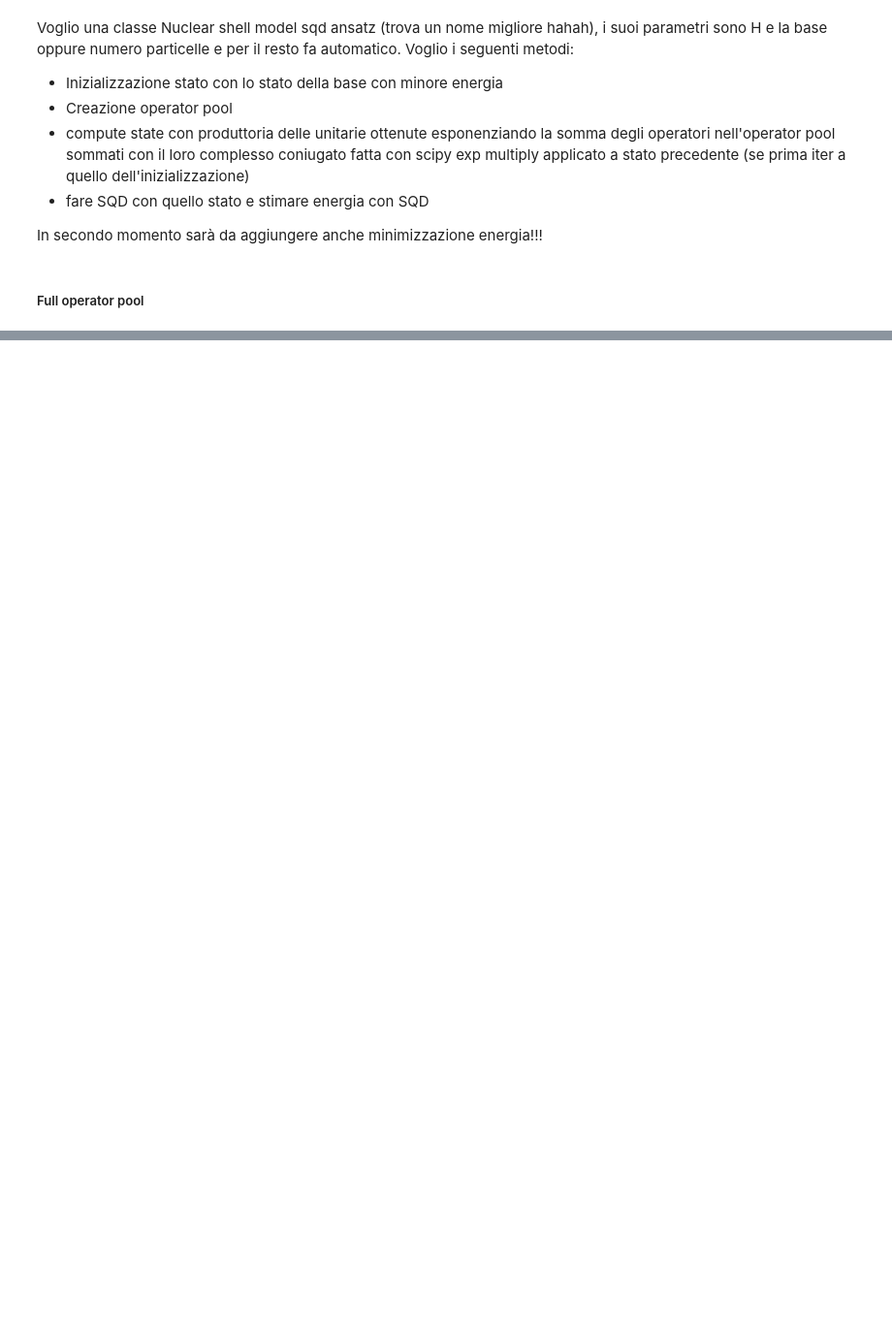
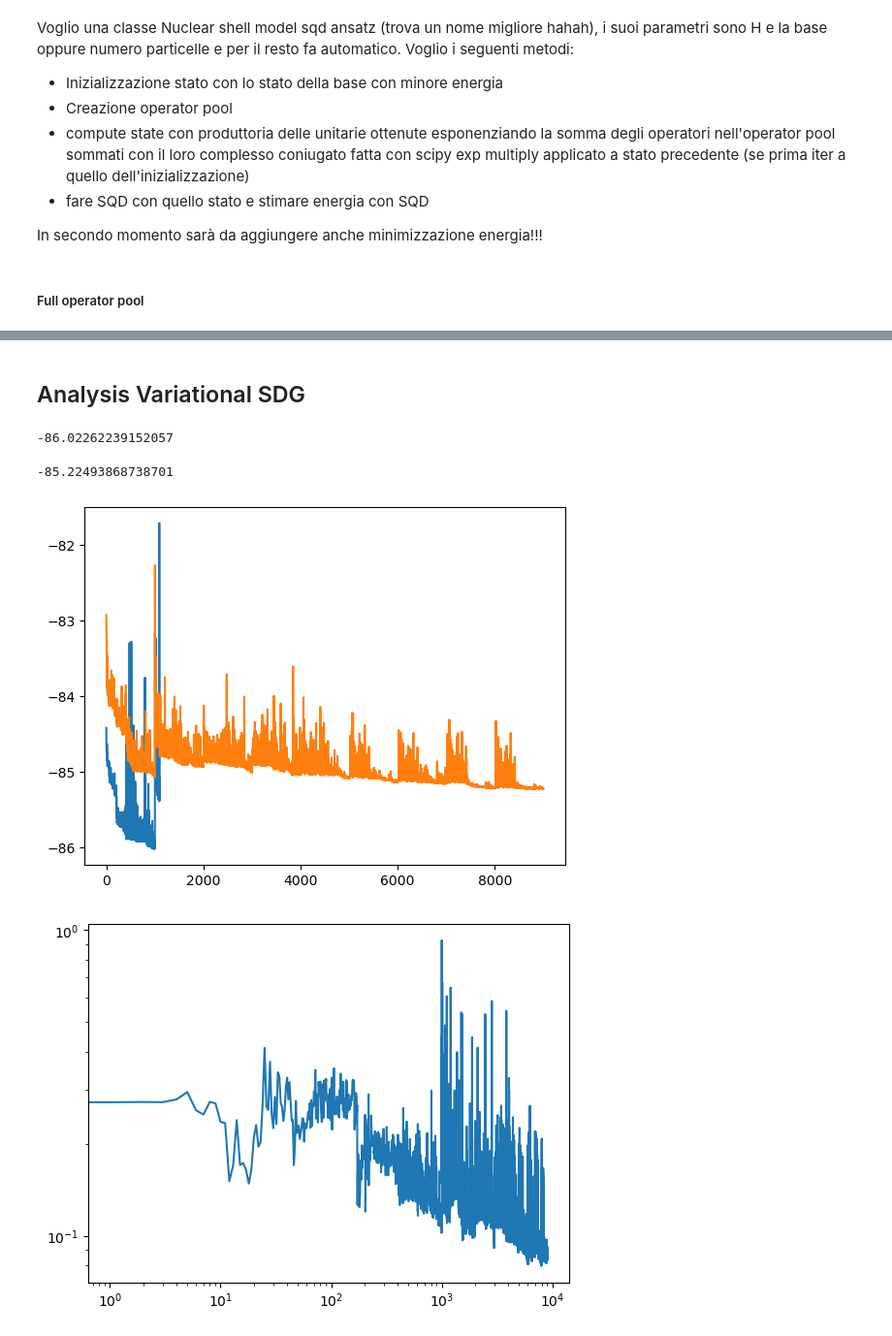
Before and after one commit to emacosta95/QuantumMachineLearningFermions, a Jupyter notebook: EmaNucleare.ipynb, the cells around one changed output, grey strips where cells are left out. Shown: that part at 97% size. Saved outputs shown, nothing was run; the diff lists cells and outputs as text; code cells hidden in the pictures; blank space fills up the shorter version.

```diff
--- a/EmaNucleare.ipynb
+++ b/EmaNucleare.ipynb
@@ -615,0 +659,2 @@ for i in range(71,100):
+# %% [markdown]
+## Analysis Variational SDG
@@ -615,0 +664,40 @@ for i in range(71,100):
+# %%
+data=np.load('data/sdg/usdb_8_2_800_samples_10_steps_400_parameters_1000_batches.npz')
+
+weights=data['weights']
+E=data['energy']
+print(E)
+variance=data['variance']
+psi=data['psi']
+history=data['history']
+history_variance=data['history_variance']
+prob=data['prob']
+psis=data['psis']
+# %% [output]
+-86.02262239152057
+# %%
+data=np.load('data/sdg/usdb_8_2_200_samples_10_steps_400_parameters_1000_batches.npz')
+
+weights=data['weights']
+E=data['energy']
+
+print(E)
+variance=data['variance']
+psi=data['psi']
+history_600=data['history']
+history_variance=data['history_variance']
+prob=data['prob']
+psis=data['psis']
+# %% [output]
+-85.22493868738701
+# %%
+plt.plot(history)
+plt.plot(history_600)
+plt.show()
+
+plt.plot(history_variance)
+plt.loglog()
+plt.show()
+# %% [output]
+[figure, added]
+[figure, added]
```
Also changed, not shown: parts of 15 cells of this notebook, 34 other files.
